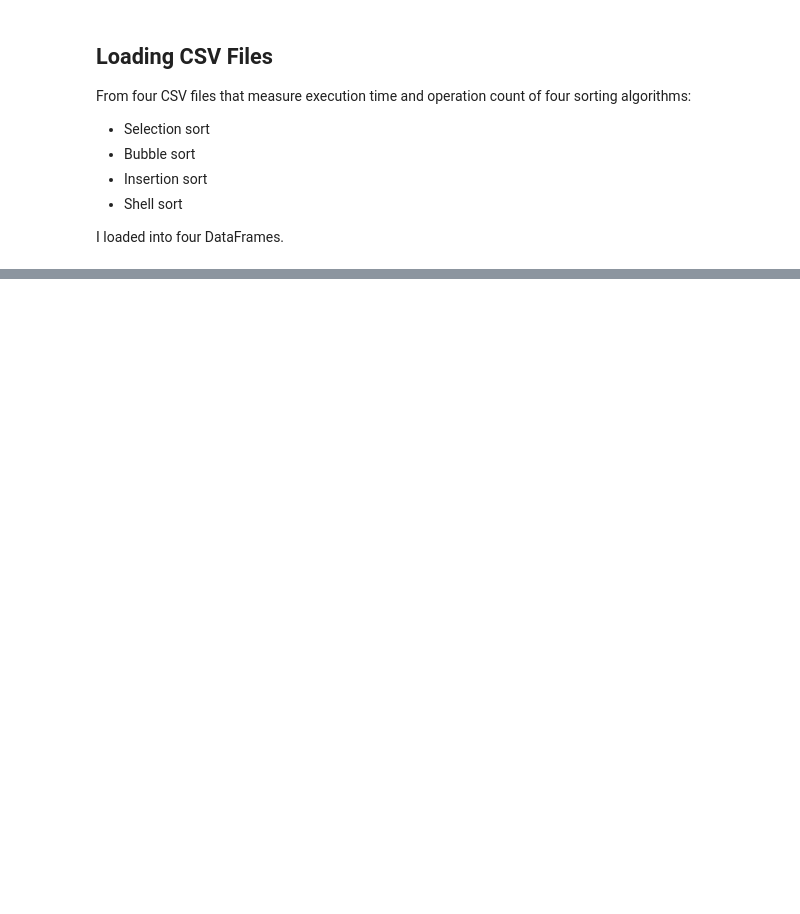
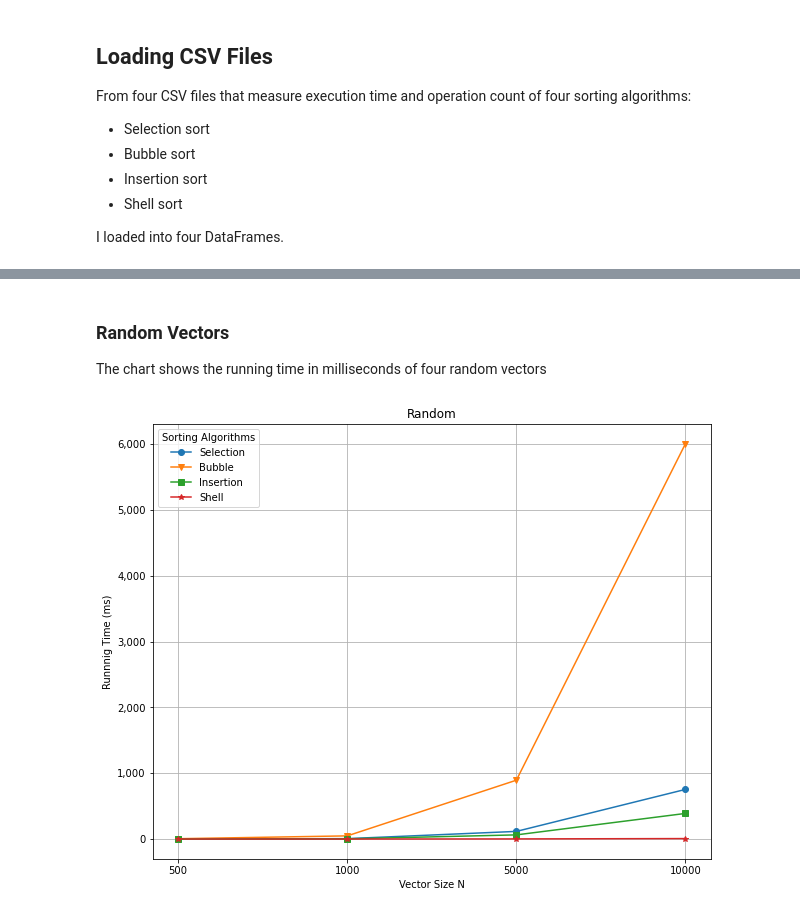
Before and after one commit to tonixsmm/CPSC122, a Jupyter notebook: PerformanceReport.ipynb, the cells around one changed output, grey strips where cells are left out. Cells and saved outputs as stored; diff of their text form; code cells hidden in the pictures; blank space fills up the shorter version.

```diff
--- a/PerformanceReport.ipynb
+++ b/PerformanceReport.ipynb
@@ -52,0 +62,7 @@ Name: Milliseconds, dtype: float64
+# %% [markdown]
+### Random Vectors
+The chart shows the running time in milliseconds of four random vectors
+# %%
+utils.draw_plot(df_selection, df_bubble, df_insertion, df_shell, "Random", "Milliseconds")
+# %% [output]
+[figure, added]
```
Also changed, not shown: parts of 13 cells of this notebook.
